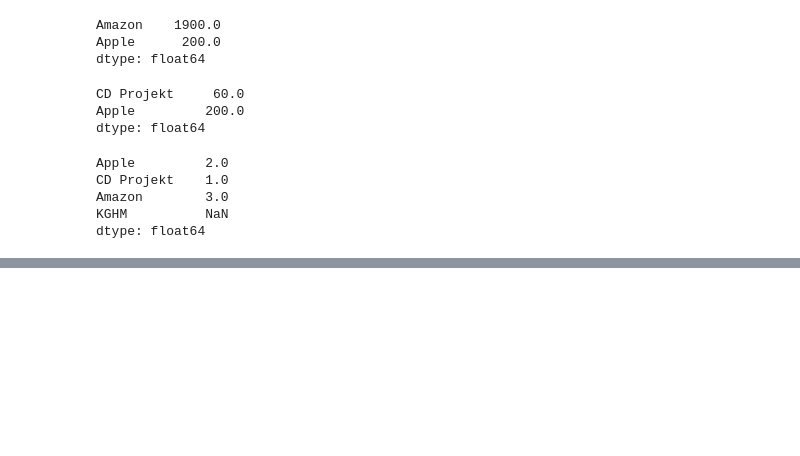
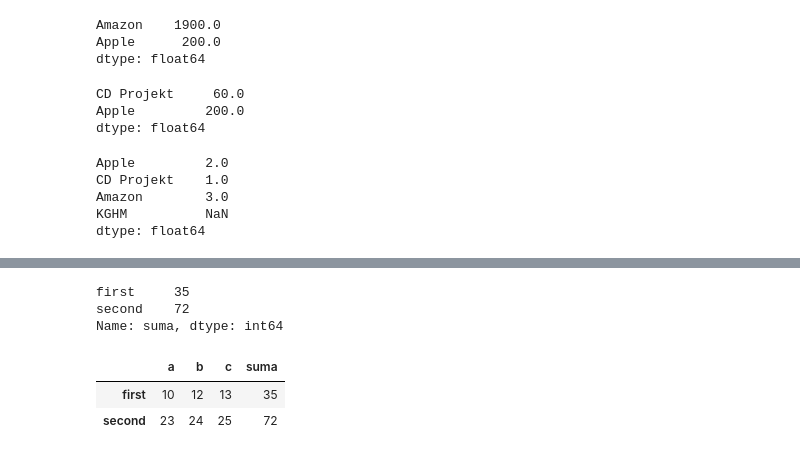
Before and after one commit to ChojnackiKRZ/data-science-bootcamp, a Jupyter notebook: 01_pandas_intro.ipynb, the cells around one changed output, grey strips where cells are left out. Drawn from its saved outputs; the diff is of its cells as text; code cells hidden in the pictures; blank space fills up the shorter version.

```diff
--- a/01_pandas_intro.ipynb
+++ b/01_pandas_intro.ipynb
@@ -193,0 +251,6 @@ dtype: float64
+# %%
+df = pd.DataFrame(data = [[10, 12, 13], [23, 24, 25]],
+                  index = ['first', 'second'],
+                  columns = ['col_1', 'col_2', 'col_3'])
+
+df
@@ -193,0 +345,4 @@ dtype: float64
+# %%
+#zmiana nazwy kolumn
+df.columns = ['a', 'b', 'c']
+df.columns
@@ -193,0 +362,12 @@ dtype: float64
+# %%
+#tworzenie nowej kolumny
+df['suma'] = df.a + df.b + df.c
+print (df.suma, '\n')
+df
+# %% [output]
+first     35
+second    72
+Name: suma, dtype: int64
+|  | a | b | c | suma |
+| first | 10 | 12 | 13 | 35 |
+| second | 23 | 24 | 25 | 72 |
```
Also changed, not shown: parts of 20 cells of this notebook.
